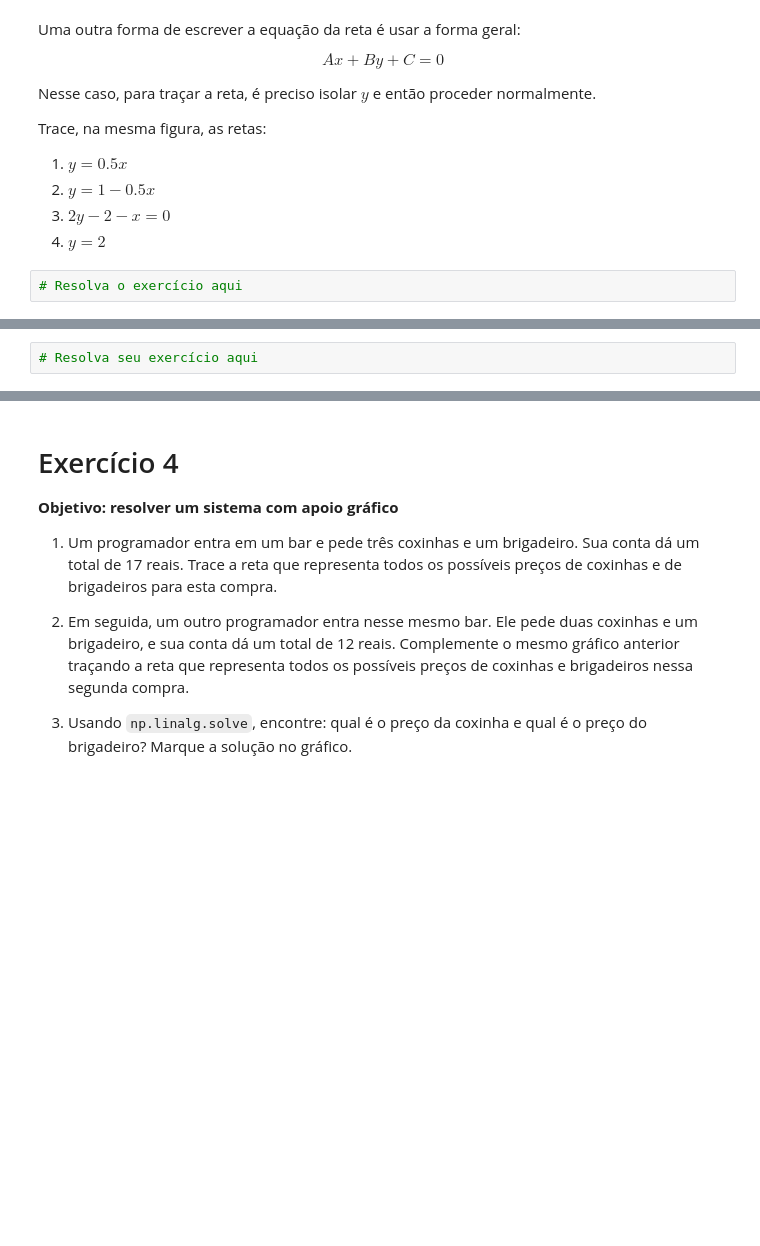
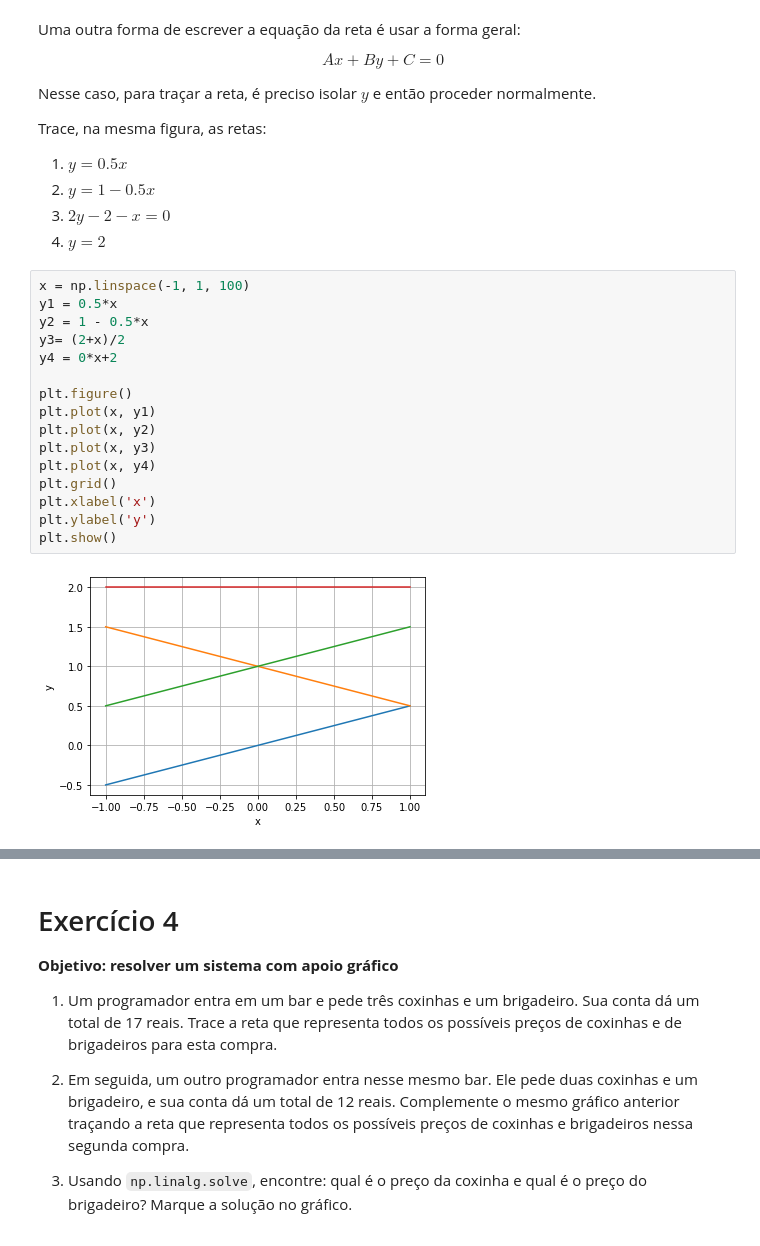
Before and after one commit to tiagoft/alglin-alunos, a Jupyter notebook: 03-geometria_analitica.ipynb, the cells around one changed output, grey strips where cells are left out. Drawn from its saved outputs; the diff is of its cells as text; blank space fills up the shorter version.

```diff
--- a/03-geometria_analitica.ipynb
+++ b/03-geometria_analitica.ipynb
@@ -44,8 +44,24 @@ Trace, na mesma figura, as retas:
 2. $y = 1 - 0.5x$
 3. $2y - 2 - x = 0$
 4. $y = 2$
-# %%
-# Resolva o exercício aqui
+# %%
+x = np.linspace(-1, 1, 100)
+y1 = 0.5*x
+y2 = 1 - 0.5*x
+y3= (2+x)/2
+y4 = 0*x+2
+
+plt.figure()
+plt.plot(x, y1)
+plt.plot(x, y2)
+plt.plot(x, y3)
+plt.plot(x, y4)
+plt.grid()
+plt.xlabel('x')
+plt.ylabel('y')
+plt.show()
+# %% [output]
+[figure, added]
 # %% [markdown]
 # Exercício 2
 **Objetivo: relacionar retas a sistemas lineares**
@@ -67,5 +83,3 @@ Após esta análise,
 
 7. Trace as retas que representam os movimentos dos corredores
 8. Qual é o ponto em que as retas se encontram?
-# %%
-# Resolva seu exercício aqui
```
Also changed, not shown: parts of 20 cells of this notebook, 1 other file.
